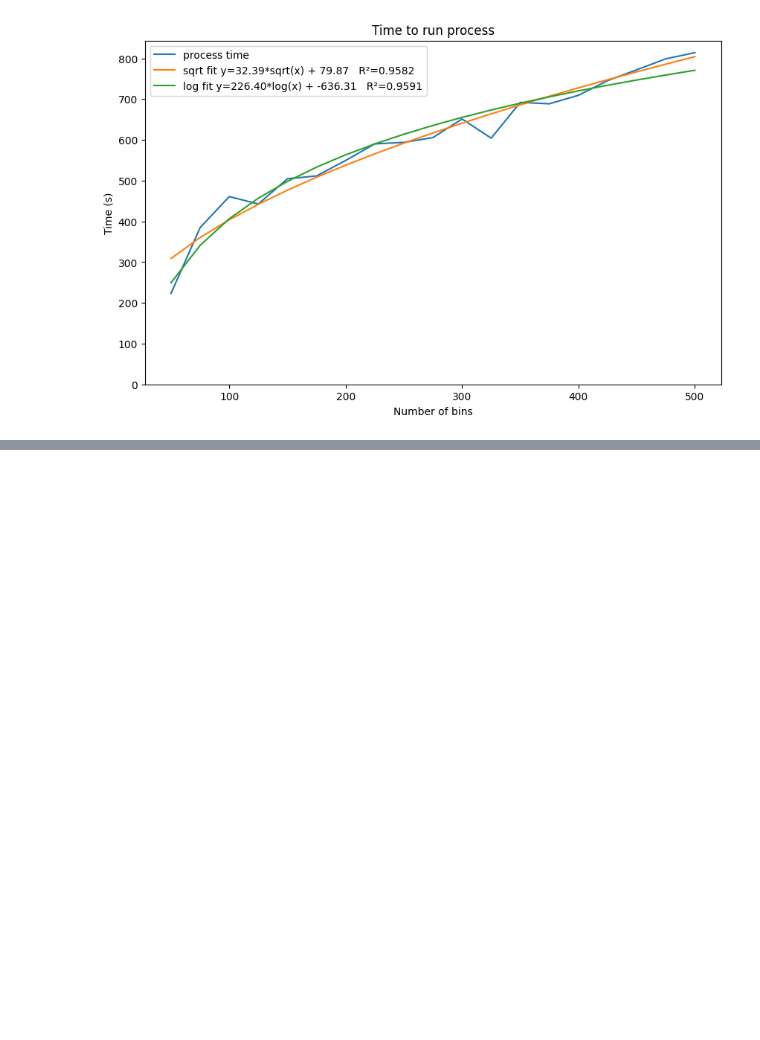
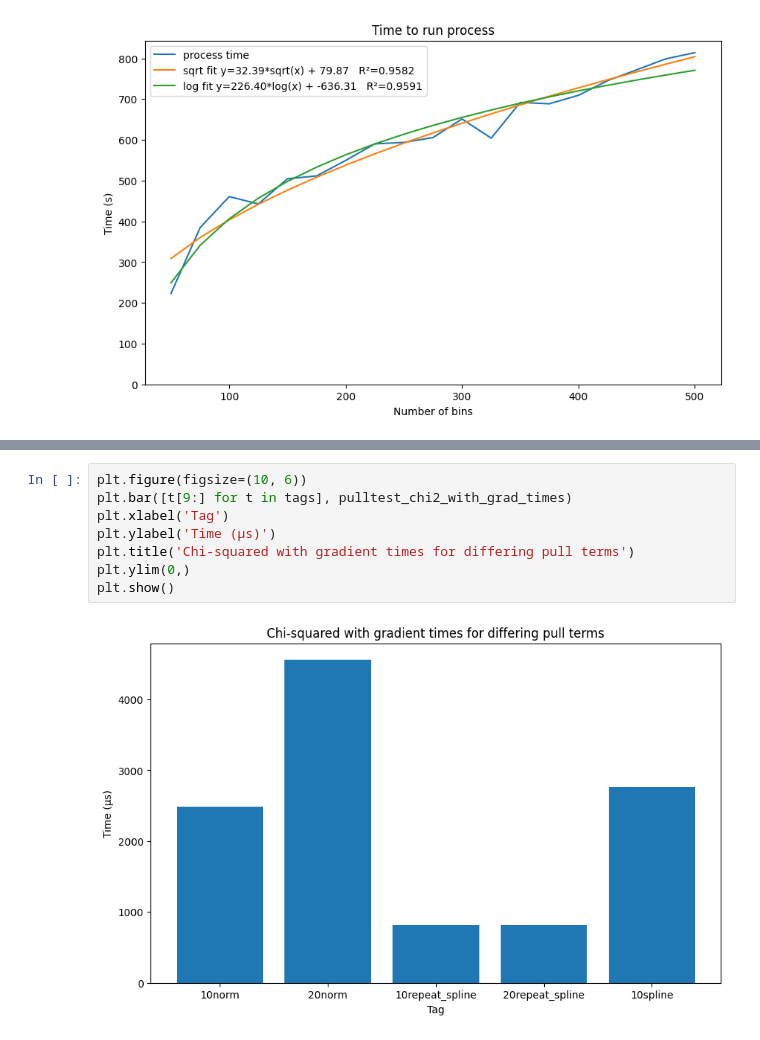
Before and after one commit to BMDragon/PROfit_Scaling, a Jupyter notebook: plotting.ipynb, the cells around one changed output, grey strips where cells are left out. Saved outputs shown, nothing was run; the diff lists cells and outputs as text; blank space fills up the shorter version.

```diff
--- a/plotting.ipynb
+++ b/plotting.ipynb
@@ -162,0 +212,10 @@ plt.show()
+# %%
+plt.figure(figsize=(10, 6))
+plt.bar([t[9:] for t in tags], pulltest_chi2_with_grad_times)
+plt.xlabel('Tag')
+plt.ylabel('Time (μs)')
+plt.title('Chi-squared with gradient times for differing pull terms')
+plt.ylim(0,)
+plt.show()
+# %% [output]
+[figure, added]
```
Also changed, not shown: parts of 3 cells of this notebook, 34 other files.
